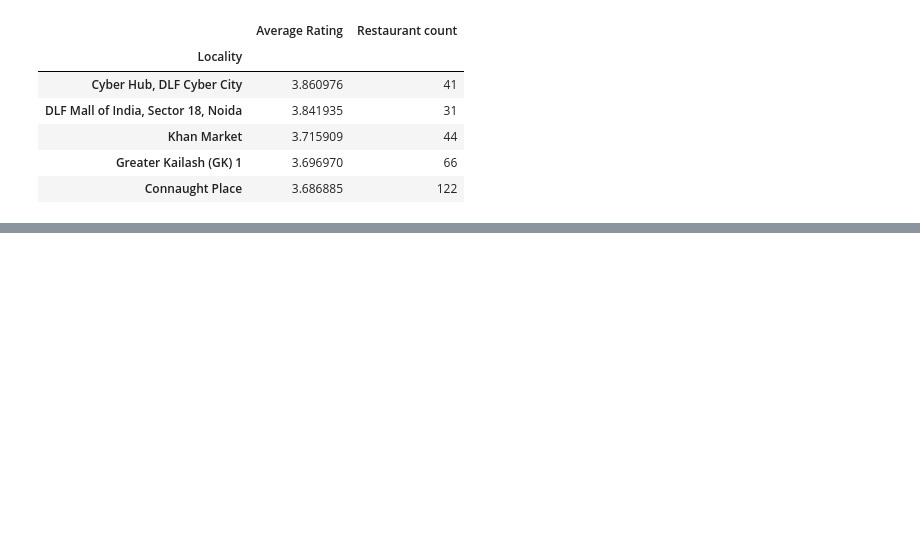
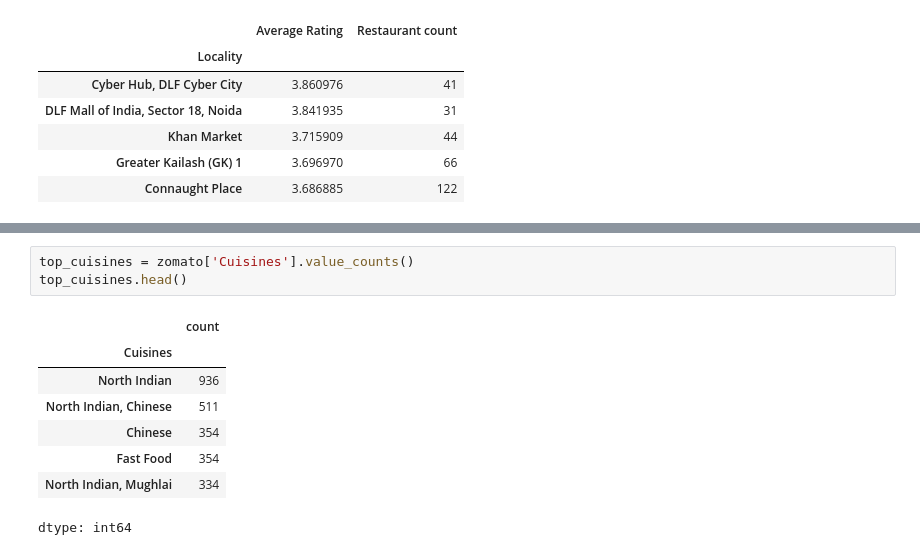
Before and after one commit to abinav102/ML-Fundamentals, a Jupyter notebook: ZomatoDataset.ipynb, the cells around one changed output, grey strips where cells are left out. Drawn from its saved outputs; the diff is of its cells as text; blank space fills up the shorter version.

```diff
--- a/ZomatoDataset.ipynb
+++ b/ZomatoDataset.ipynb
@@ -135,0 +192,12 @@ top_10.head()
+# %%
+top_cuisines = zomato['Cuisines'].value_counts()
+top_cuisines.head()
+# %% [output]
+|  | count |
+| Cuisines |  |
+| North Indian | 936 |
+| North Indian, Chinese | 511 |
+| Chinese | 354 |
+| Fast Food | 354 |
+| North Indian, Mughlai | 334 |
+dtype: int64
```
Also changed, not shown: parts of 7 cells of this notebook.
